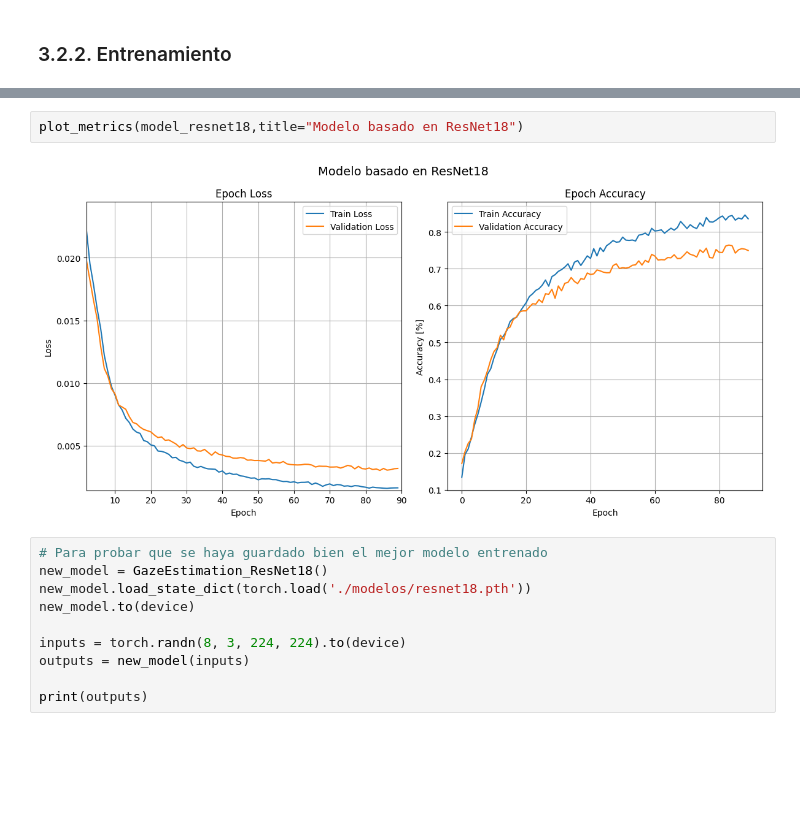
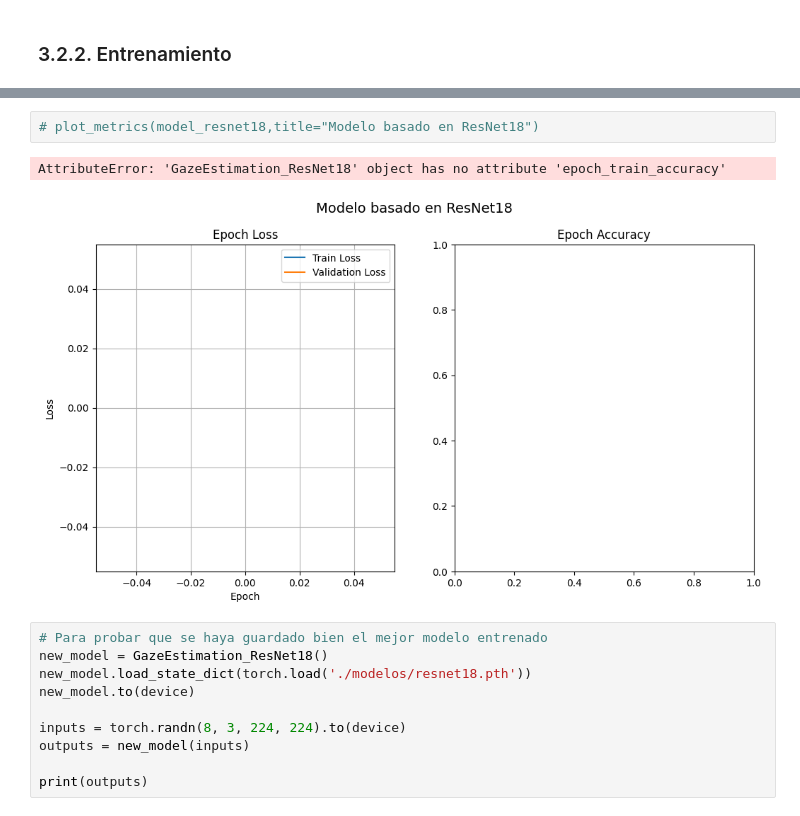
Before and after one commit to lsaraco/vpc2_project, a Jupyter notebook: main.ipynb, the cells around one changed output, grey strips where cells are left out. Saved outputs shown, nothing was run; the diff lists cells and outputs as text; blank space fills up the shorter version.

```diff
--- a/main.ipynb
+++ b/main.ipynb
@@ -427,7 +392,8 @@ Epoch 12/90
 # %%
-plot_metrics(model_resnet18,title="Modelo basado en ResNet18")
+# plot_metrics(model_resnet18,title="Modelo basado en ResNet18")
 # %% [output]
+AttributeError: 'GazeEstimation_ResNet18' object has no attribute 'epoch_train_accuracy'
-[figure, old version]
+[figure, new version]
 # %%
 # Para probar que se haya guardado bien el mejor modelo entrenado
 new_model = GazeEstimation_ResNet18()
```
Also changed, not shown: parts of 8 cells of this notebook, 3 other files.
